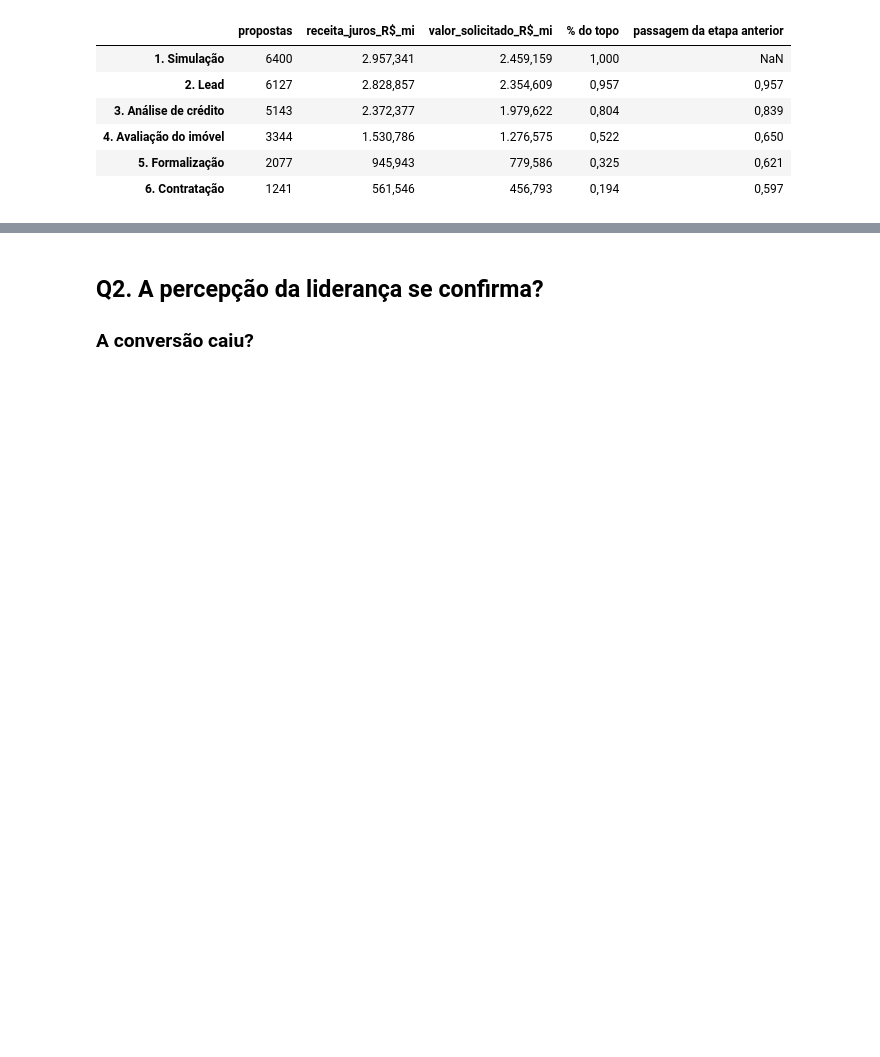
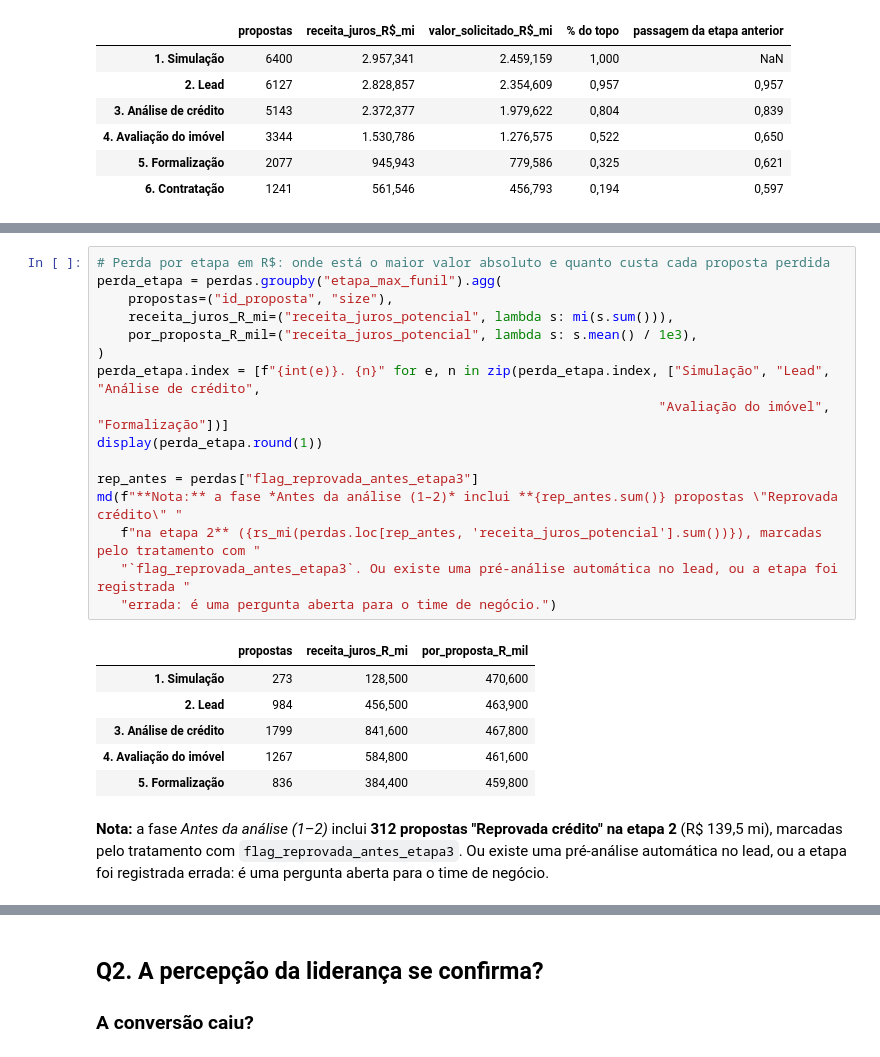
Before and after one commit to aslamrekik/Data_AI-, a Jupyter notebook: parte1_analise.ipynb, the cells around one changed output, grey strips where cells are left out. Saved outputs shown, nothing was run; the diff lists cells and outputs as text; blank space fills up the shorter version.

```diff
--- a/parte1_analise.ipynb
+++ b/parte1_analise.ipynb
@@ -157,6 +157,30 @@ display(resumo_status.round(1))
 | Reprovada crédito | 920 | 417,300 | 352,200 |
 | Problema garantia | 668 | 315,300 | 263,800 |
 | Documentação pendente | 440 | 209,400 | 168,900 |
+# %%
+# Perda por etapa em R$: onde está o maior valor absoluto e quanto custa cada proposta perdida
+perda_etapa = perdas.groupby("etapa_max_funil").agg(
+    propostas=("id_proposta", "size"),
+    receita_juros_R_mi=("receita_juros_potencial", lambda s: mi(s.sum())),
+    por_proposta_R_mil=("receita_juros_potencial", lambda s: s.mean() / 1e3),
+)
+perda_etapa.index = [f"{int(e)}. {n}" for e, n in zip(perda_etapa.index, ["Simulação", "Lead", "Análise de crédito",
+                                                                        "Avaliação do imóvel", "Formalização"])]
+display(perda_etapa.round(1))
+
+rep_antes = perdas["flag_reprovada_antes_etapa3"]
+md(f"**Nota:** a fase *Antes da análise (1–2)* inclui **{rep_antes.sum()} propostas \"Reprovada crédito\" "
+   f"na etapa 2** ({rs_mi(perdas.loc[rep_antes, 'receita_juros_potencial'].sum())}), marcadas pelo tratamento com "
+   "`flag_reprovada_antes_etapa3`. Ou existe uma pré-análise automática no lead, ou a etapa foi registrada "
+   "errada: é uma pergunta aberta para o time de negócio.")
+# %% [output]
+|  | propostas | receita_juros_R_mi | por_proposta_R_mil |
+| 1. Simulação | 273 | 128,500 | 470,600 |
+| 2. Lead | 984 | 456,500 | 463,900 |
+| 3. Análise de crédito | 1799 | 841,600 | 467,800 |
+| 4. Avaliação do imóvel | 1267 | 584,800 | 461,600 |
+| 5. Formalização | 836 | 384,400 | 459,800 |
+**Nota:** a fase *Antes da análise (1–2)* inclui **312 propostas "Reprovada crédito" na etapa 2** (R$ 139,5 mi), marcadas pelo tratamento com `flag_reprovada_antes_etapa3`. Ou existe uma pré-análise automática no lead, ou a etapa foi registrada errada: é uma pergunta aberta para o time de negócio.
 # %%
 ax = tab.drop("Total").drop(columns="Total R$ mi").iloc[::-1].plot.barh(
     stacked=True, figsize=(9, 4), color=["#c7d4e8", "#7fa3cf", "#1f4e8c"])
```
Also changed, not shown: parts of 5 cells of this notebook, 1 other file.
